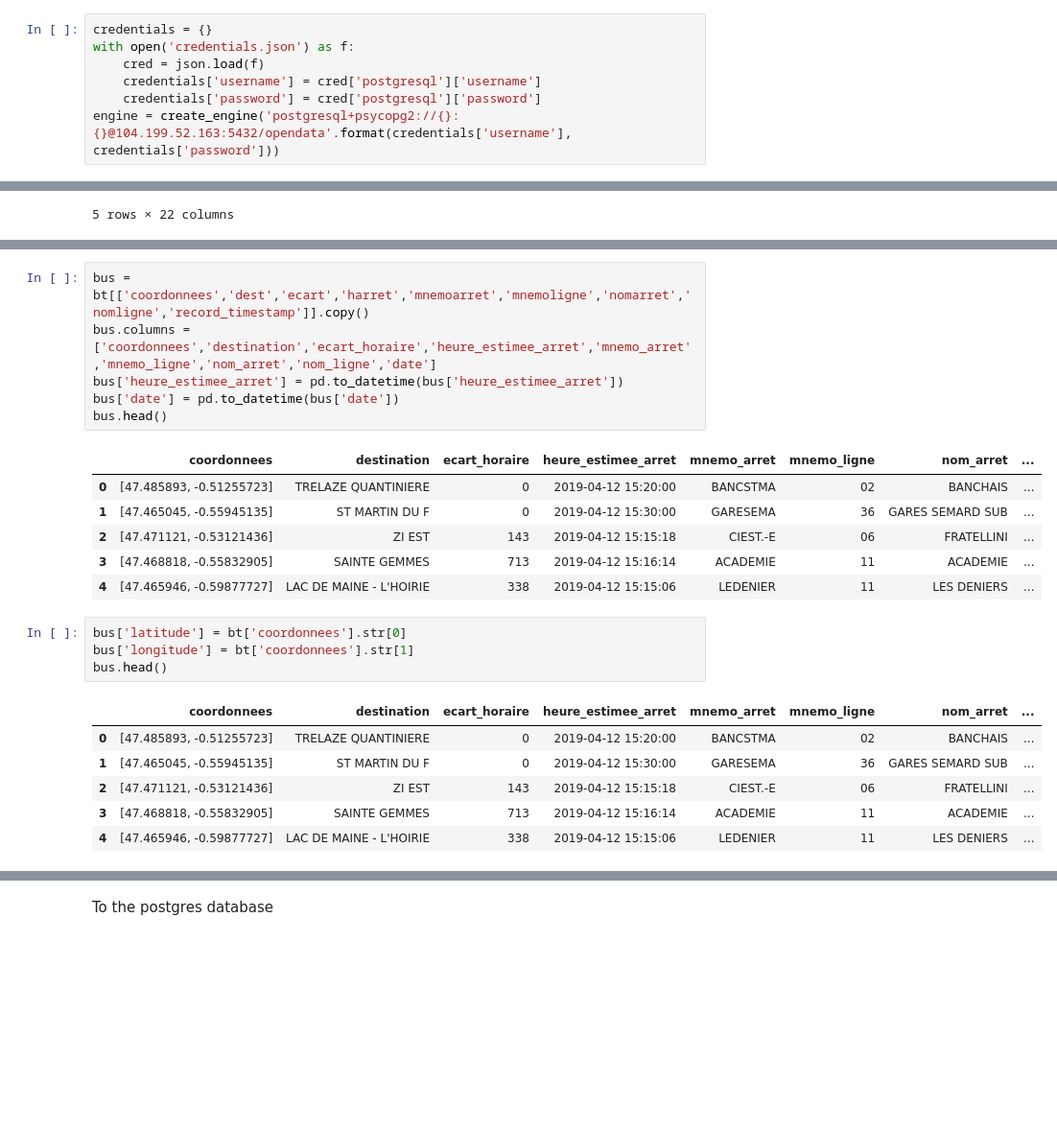
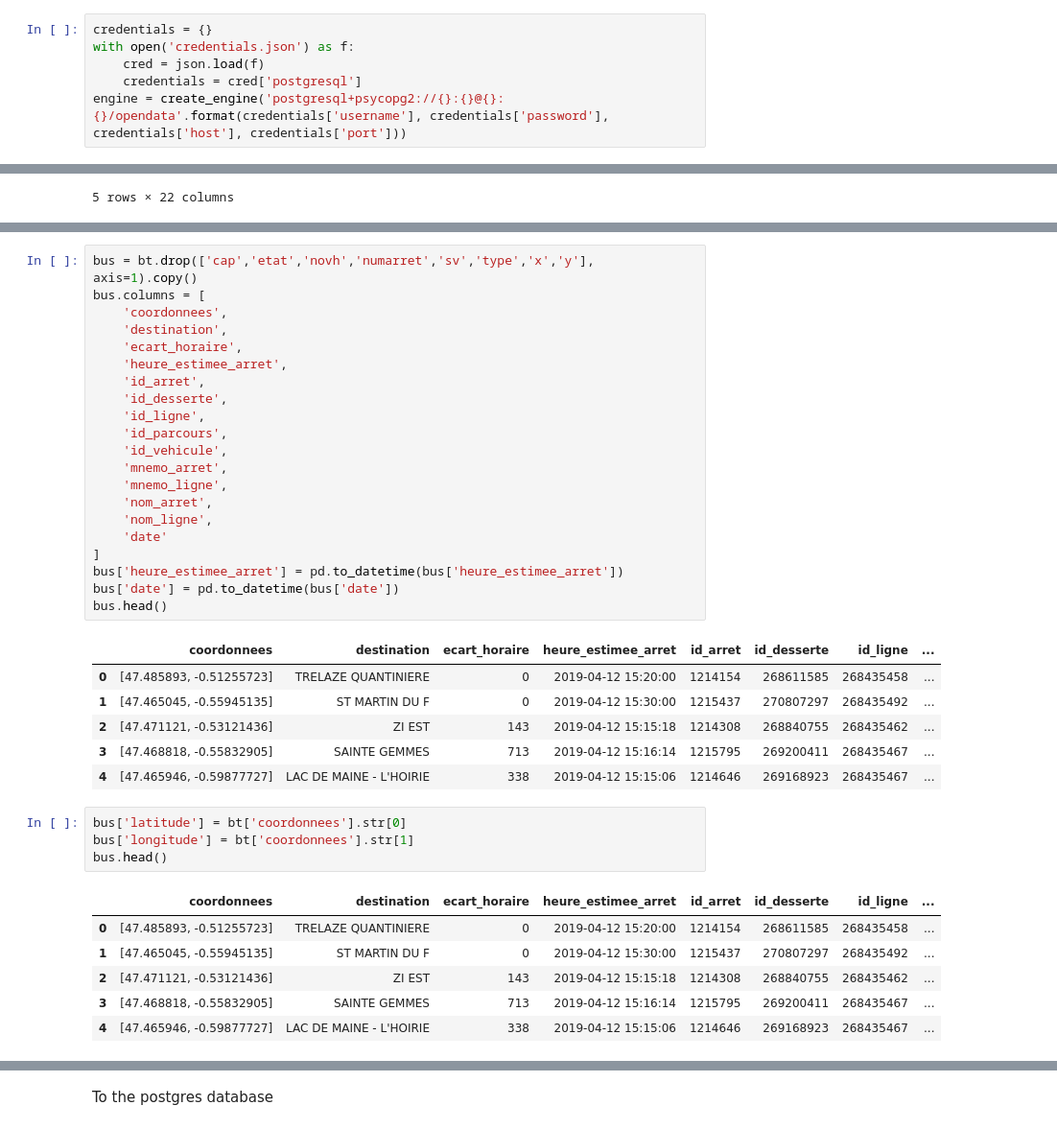
Before and after one commit to ST7oo/angers, a Jupyter notebook: bus_parking.ipynb, the cells around one changed output, grey strips where cells are left out. Shown at 96% size. Saved outputs shown, nothing was run; the diff lists cells and outputs as text; blank space fills up the shorter version.

Commit message:
updated credentials

```diff
--- a/bus_parking.ipynb
+++ b/bus_parking.ipynb
@@ -7,9 +7,8 @@ import json
 credentials = {}
 with open('credentials.json') as f:
     cred = json.load(f)
-    credentials['username'] = cred['postgresql']['username']
-    credentials['password'] = cred['postgresql']['password']
-engine = create_engine('postgresql+psycopg2://{}:{}@104.199.52.163:5432/opendata'.format(credentials['username'], credentials['password']))
+    credentials = cred['postgresql']
+engine = create_engine('postgresql+psycopg2://{}:{}@{}:{}/opendata'.format(credentials['username'], credentials['password'], credentials['host'], credentials['port']))
 # %%
 client = pymongo.MongoClient('mongodb+srv://angers:sregna@clusterangers-7bjup.gcp.mongodb.net/test?retryWrites=true')
 # %%
@@ -207,27 +214,42 @@ bt.head()
 # %%
-bus = bt[['coordonnees','dest','ecart','harret','mnemoarret','mnemoligne','nomarret','nomligne','record_timestamp']].copy()
-bus.columns = ['coordonnees','destination','ecart_horaire','heure_estimee_arret','mnemo_arret','mnemo_ligne','nom_arret','nom_ligne','date']
+bus = bt.drop(['cap','etat','novh','numarret','sv','type','x','y'], axis=1).copy()
+bus.columns = [
+    'coordonnees',
+    'destination',
+    'ecart_horaire',
+    'heure_estimee_arret',
+    'id_arret',
+    'id_desserte',
+    'id_ligne',
+    'id_parcours',
+    'id_vehicule',
+    'mnemo_arret',
+    'mnemo_ligne',
+    'nom_arret',
+    'nom_ligne',
+    'date'
+]
 bus['heure_estimee_arret'] = pd.to_datetime(bus['heure_estimee_arret'])
 bus['date'] = pd.to_datetime(bus['date'])
 bus.head()
 # %% [output]
-|  | coordonnees | destination | ecart_horaire | heure_estimee_arret | mnemo_arret | mnemo_ligne | nom_arret | ... |
-| 0 | [47.485893, -0.51255723] | TRELAZE QUANTINIERE | 0 | 2019-04-12 15:20:00 | BANCSTMA | 02 | BANCHAIS | ... |
-| 1 | [47.465045, -0.55945135] | ST MARTIN DU F | 0 | 2019-04-12 15:30:00 | GARESEMA | 36 | GARES SEMARD SUB | ... |
-| 2 | [47.471121, -0.53121436] | ZI EST | 143 | 2019-04-12 15:15:18 | CIEST.-E | 06 | FRATELLINI | ... |
-| 3 | [47.468818, -0.55832905] | SAINTE GEMMES | 713 | 2019-04-12 15:16:14 | ACADEMIE | 11 | ACADEMIE | ... |
-| 4 | [47.465946, -0.59877727] | LAC DE MAINE - L'HOIRIE | 338 | 2019-04-12 15:15:06 | LEDENIER | 11 | LES DENIERS | ... |
+|  | coordonnees | destination | ecart_horaire | heure_estimee_arret | id_arret | id_desserte | id_ligne | ... |
+| 0 | [47.485893, -0.51255723] | TRELAZE QUANTINIERE | 0 | 2019-04-12 15:20:00 | 1214154 | 268611585 | 268435458 | ... |
+| 1 | [47.465045, -0.55945135] | ST MARTIN DU F | 0 | 2019-04-12 15:30:00 | 1215437 | 270807297 | 268435492 | ... |
+| 2 | [47.471121, -0.53121436] | ZI EST | 143 | 2019-04-12 15:15:18 | 1214308 | 268840755 | 268435462 | ... |
+| 3 | [47.468818, -0.55832905] | SAINTE GEMMES | 713 | 2019-04-12 15:16:14 | 1215795 | 269200411 | 268435467 | ... |
+| 4 | [47.465946, -0.59877727] | LAC DE MAINE - L'HOIRIE | 338 | 2019-04-12 15:15:06 | 1214646 | 269168923 | 268435467 | ... |
 # %%
 bus['latitude'] = bt['coordonnees'].str[0]
 bus['longitude'] = bt['coordonnees'].str[1]
 bus.head()
 # %% [output]
-|  | coordonnees | destination | ecart_horaire | heure_estimee_arret | mnemo_arret | mnemo_ligne | nom_arret | ... |
-| 0 | [47.485893, -0.51255723] | TRELAZE QUANTINIERE | 0 | 2019-04-12 15:20:00 | BANCSTMA | 02 | BANCHAIS | ... |
-| 1 | [47.465045, -0.55945135] | ST MARTIN DU F | 0 | 2019-04-12 15:30:00 | GARESEMA | 36 | GARES SEMARD SUB | ... |
-| 2 | [47.471121, -0.53121436] | ZI EST | 143 | 2019-04-12 15:15:18 | CIEST.-E | 06 | FRATELLINI | ... |
-| 3 | [47.468818, -0.55832905] | SAINTE GEMMES | 713 | 2019-04-12 15:16:14 | ACADEMIE | 11 | ACADEMIE | ... |
-| 4 | [47.465946, -0.59877727] | LAC DE MAINE - L'HOIRIE | 338 | 2019-04-12 15:15:06 | LEDENIER | 11 | LES DENIERS | ... |
+|  | coordonnees | destination | ecart_horaire | heure_estimee_arret | id_arret | id_desserte | id_ligne | ... |
+| 0 | [47.485893, -0.51255723] | TRELAZE QUANTINIERE | 0 | 2019-04-12 15:20:00 | 1214154 | 268611585 | 268435458 | ... |
+| 1 | [47.465045, -0.55945135] | ST MARTIN DU F | 0 | 2019-04-12 15:30:00 | 1215437 | 270807297 | 268435492 | ... |
+| 2 | [47.471121, -0.53121436] | ZI EST | 143 | 2019-04-12 15:15:18 | 1214308 | 268840755 | 268435462 | ... |
+| 3 | [47.468818, -0.55832905] | SAINTE GEMMES | 713 | 2019-04-12 15:16:14 | 1215795 | 269200411 | 268435467 | ... |
+| 4 | [47.465946, -0.59877727] | LAC DE MAINE - L'HOIRIE | 338 | 2019-04-12 15:15:06 | 1214646 | 269168923 | 268435467 | ... |
 # %%
 bus.dtypes
 # %% [output]
```
Also changed, not shown: parts of 2 cells of this notebook.
